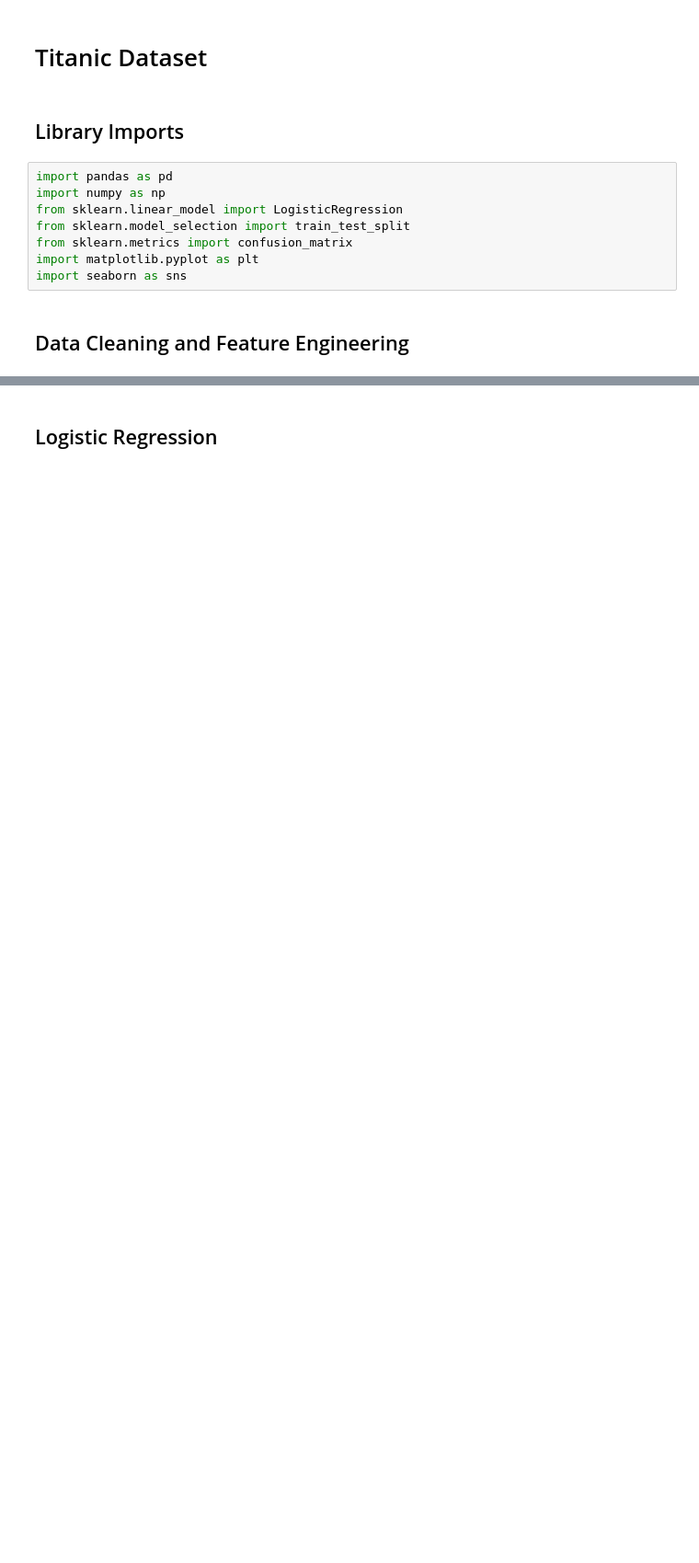
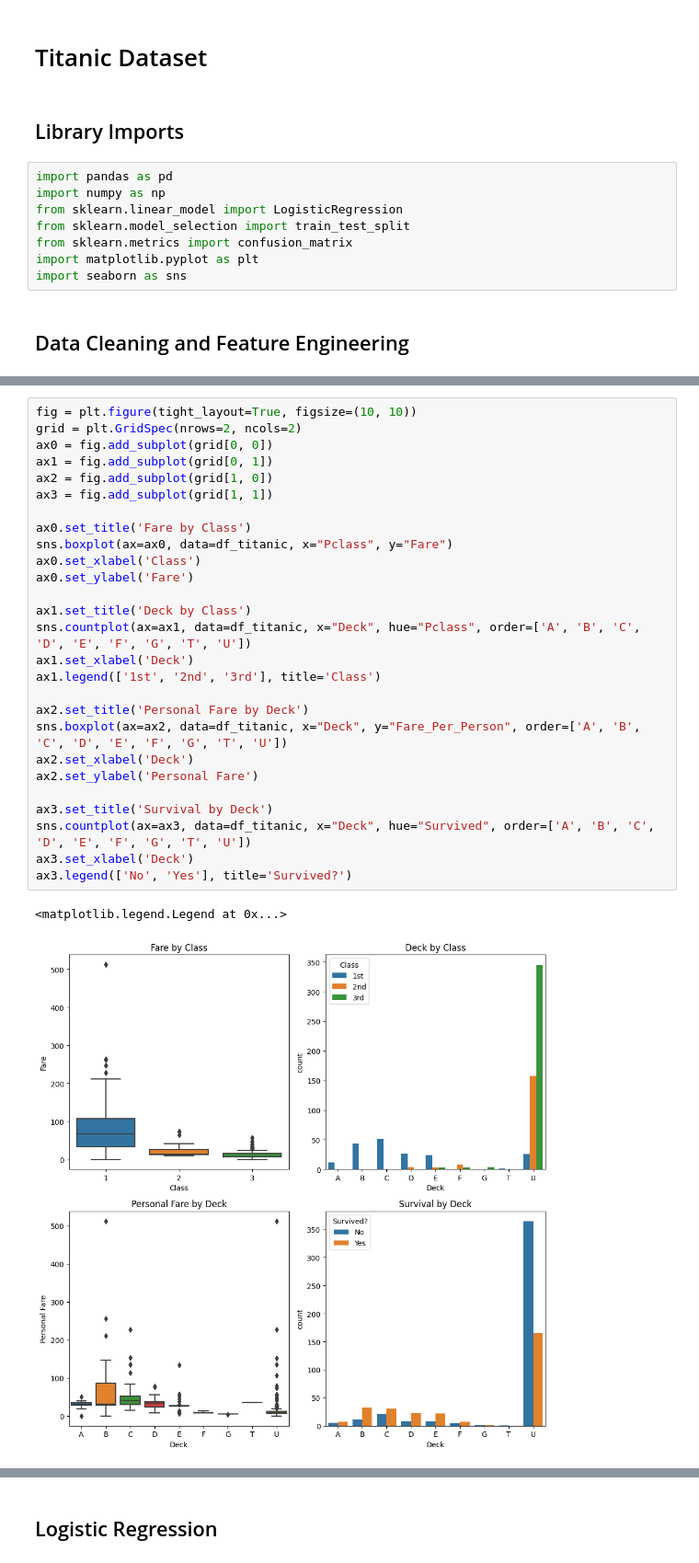
Before and after one commit to max-barker/comp5013-project, a Jupyter notebook: workbook.ipynb, the cells around one changed output, grey strips where cells are left out. Shown: that part at 92% size. Drawn from its saved outputs; the diff is of its cells as text; blank space fills up the shorter version.

```diff
--- a/workbook.ipynb
+++ b/workbook.ipynb
@@ -31,0 +105,30 @@ titanic_new2
+# %%
+fig = plt.figure(tight_layout=True, figsize=(10, 10))
+grid = plt.GridSpec(nrows=2, ncols=2)
+ax0 = fig.add_subplot(grid[0, 0])
+ax1 = fig.add_subplot(grid[0, 1])
+ax2 = fig.add_subplot(grid[1, 0])
+ax3 = fig.add_subplot(grid[1, 1])
+
+ax0.set_title('Fare by Class')
+sns.boxplot(ax=ax0, data=df_titanic, x="Pclass", y="Fare")
+ax0.set_xlabel('Class')
+ax0.set_ylabel('Fare')
+
+ax1.set_title('Deck by Class')
+sns.countplot(ax=ax1, data=df_titanic, x="Deck", hue="Pclass", order=['A', 'B', 'C', 'D', 'E', 'F', 'G', 'T', 'U'])
+ax1.set_xlabel('Deck')
+ax1.legend(['1st', '2nd', '3rd'], title='Class')
+
+ax2.set_title('Personal Fare by Deck')
+sns.boxplot(ax=ax2, data=df_titanic, x="Deck", y="Fare_Per_Person", order=['A', 'B', 'C', 'D', 'E', 'F', 'G', 'T', 'U'])
+ax2.set_xlabel('Deck')
+ax2.set_ylabel('Personal Fare')
+
+ax3.set_title('Survival by Deck')
+sns.countplot(ax=ax3, data=df_titanic, x="Deck", hue="Survived", order=['A', 'B', 'C', 'D', 'E', 'F', 'G', 'T', 'U'])
+ax3.set_xlabel('Deck')
+ax3.legend(['No', 'Yes'], title='Survived?')
+# %% [output]
+<matplotlib.legend.Legend at 0x...>
+[figure, added]
```
Also changed, not shown: parts of 15 cells of this notebook, 2 other files.
